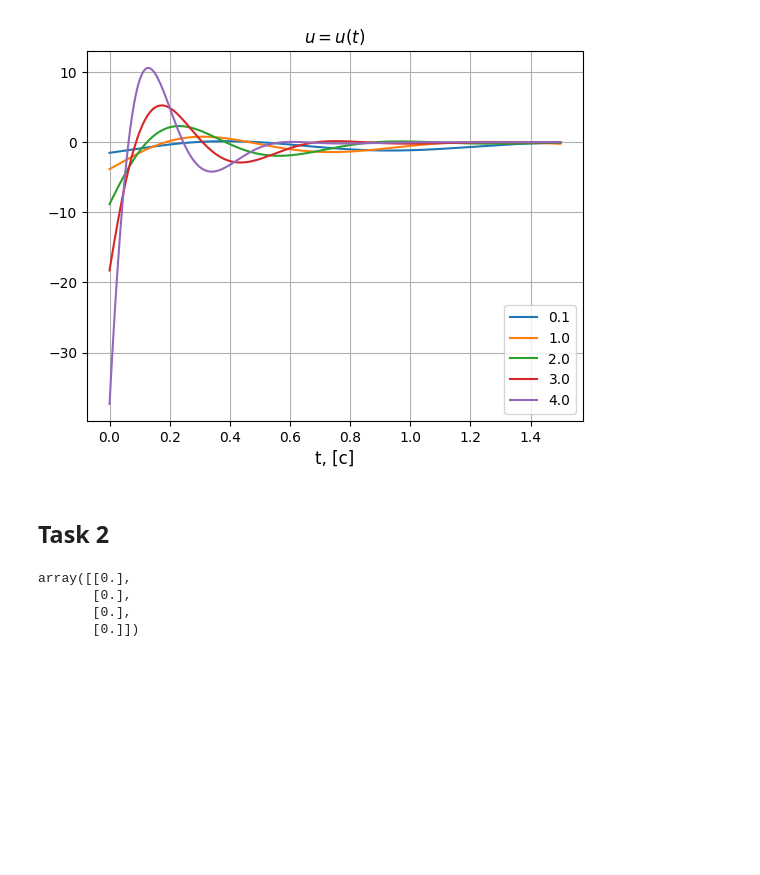
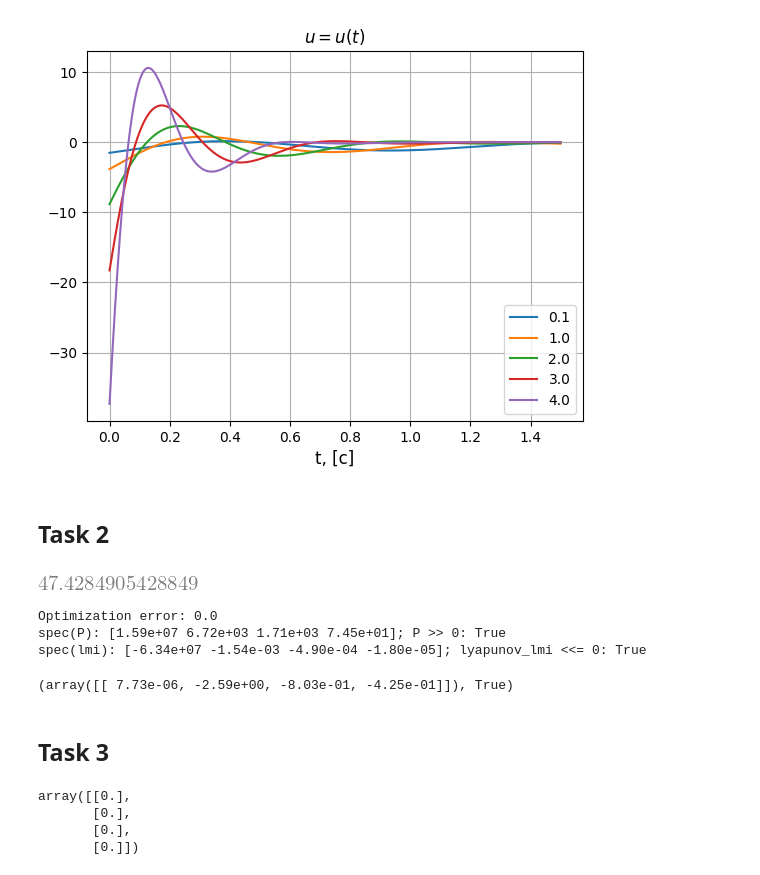
Before and after one commit to lalayants/control-theory-itmo-2023-2024, a Jupyter notebook: spring/Lab9/lab9.ipynb, the cells around one changed output. Drawn from its saved outputs; the diff is of its cells as text; code cells hidden in the pictures; blank space fills up the shorter version.

```diff
--- a/spring/Lab9/lab9.ipynb
+++ b/spring/Lab9/lab9.ipynb
@@ -117,19 +117,16 @@ def task1_get_K(A, B, alpha):
 # %%
 # fig, axs = plt.subplots(2, 2, figsize=(8, 8))
 # plt.subplots_adjust(left=0.1, bottom=0.1, right=0.9, top=0.9, wspace=0.4,hspace=0.4)
-reses = []
-Ks = []
+task1_reses = dict()
+ts = get_t(10)
 for alpha in task1_alphas:
     print(f'========   {alpha = }   =========')
     K, status = task1_get_K(task1_A, task1_B, alpha)
-    Ks.append(K)
     if not status:
         print(':(')
         continue
     print(f'{K = }')
-    ts = get_t(10)
-    res = task1_simulate(task1_A, task1_B, K, task1_x0, ts)
-    reses.append(res)
+    task1_reses[alpha] = (task1_simulate(task1_A, task1_B, K, task1_x0, ts), K)
 # %% [output]
 ========   alpha = 0.1   =========
 Optimization error: 0.0
@@ -151,8 +148,8 @@ Optimization error: inf
 # %%
 fig, axs = plt.subplots(2, 2, figsize=(8, 8))
 plt.subplots_adjust(left=0.1, bottom=0.1, right=0.9, top=0.9, wspace=0.4,hspace=0.4)
-for indx, res in enumerate(reses):
-    alpha = task1_alphas[indx]
+for indx, alpha in enumerate(task1_reses):
+    res, _ = task1_reses[alpha]
     for i, state in enumerate(res.states):
         axs[i//2, i%2].plot(ts, state, label=f'{alpha}')
 for i in range(4):
@@ -164,9 +161,8 @@ plt.savefig(f'{SAVE_PATH}/task1_states.jpg')
 # %% [output]
 [figure]
 # %%
-for indx, res in enumerate(reses):
-    alpha = task1_alphas[indx]
-    K = Ks[indx]
+for indx, alpha in enumerate(task1_reses):
+    res, K = task1_reses[alpha]
     us = K @ res.states
     plt.plot(ts[:len(ts)//100 * 15], us[0, :len(ts)//100 * 15], label=f'{alpha}')
 plt.xlabel(f"t, [c]", fontsize=12)
@@ -181,3 +224,19 @@ plt.savefig(f'{SAVE_PATH}/task1_us.jpg')
+# %%
+task2_x = np.array([10, 8, 4, 2]).reshape(4, 1)
+task2_alpha = 2
+min_mu = task2_get_K_constraint_min(task1_A, task1_B, task2_x, task2_alpha)
+min_mu
+# %% [output]
+[figure, added]
+# %%
+task2_get_K_constraint(task1_A, task1_B, task2_x, task2_alpha, min_mu)
+# %% [output]
+Optimization error: 0.0
+spec(P): [1.59e+07 6.72e+03 1.71e+03 7.45e+01]; P >> 0: True
+spec(lmi): [-6.34e+07 -1.54e-03 -4.90e-04 -1.80e-05]; lyapunov_lmi <<= 0: True
+(array([[ 7.73e-06, -2.59e+00, -8.03e-01, -4.25e-01]]), True)
+# %% [markdown]
+## Task 3
 # %%
 task2_A = np.array([
     [0, 4, 0, 0],
```
Also changed, not shown: parts of 1 cell of this notebook, 2 other files.
